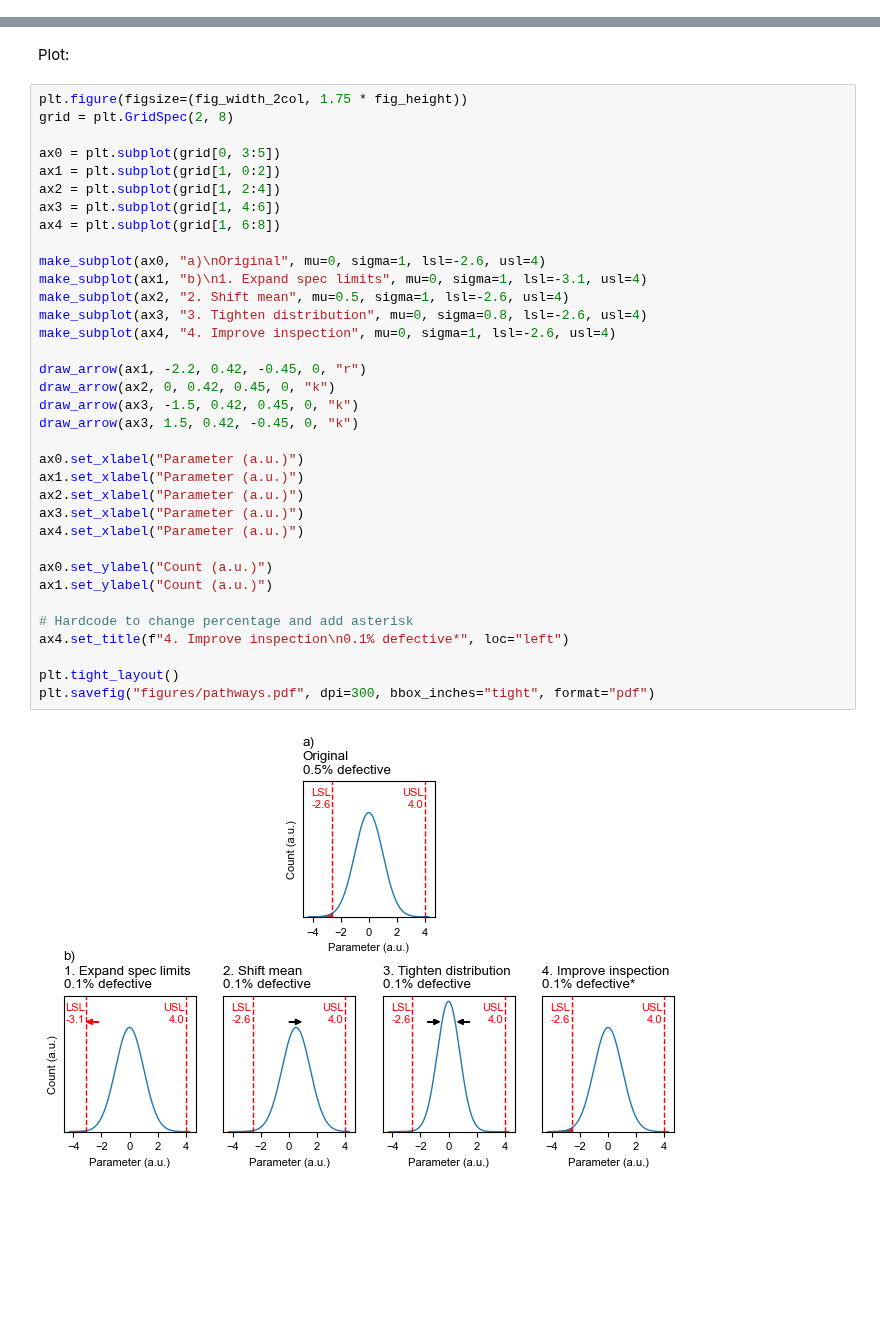
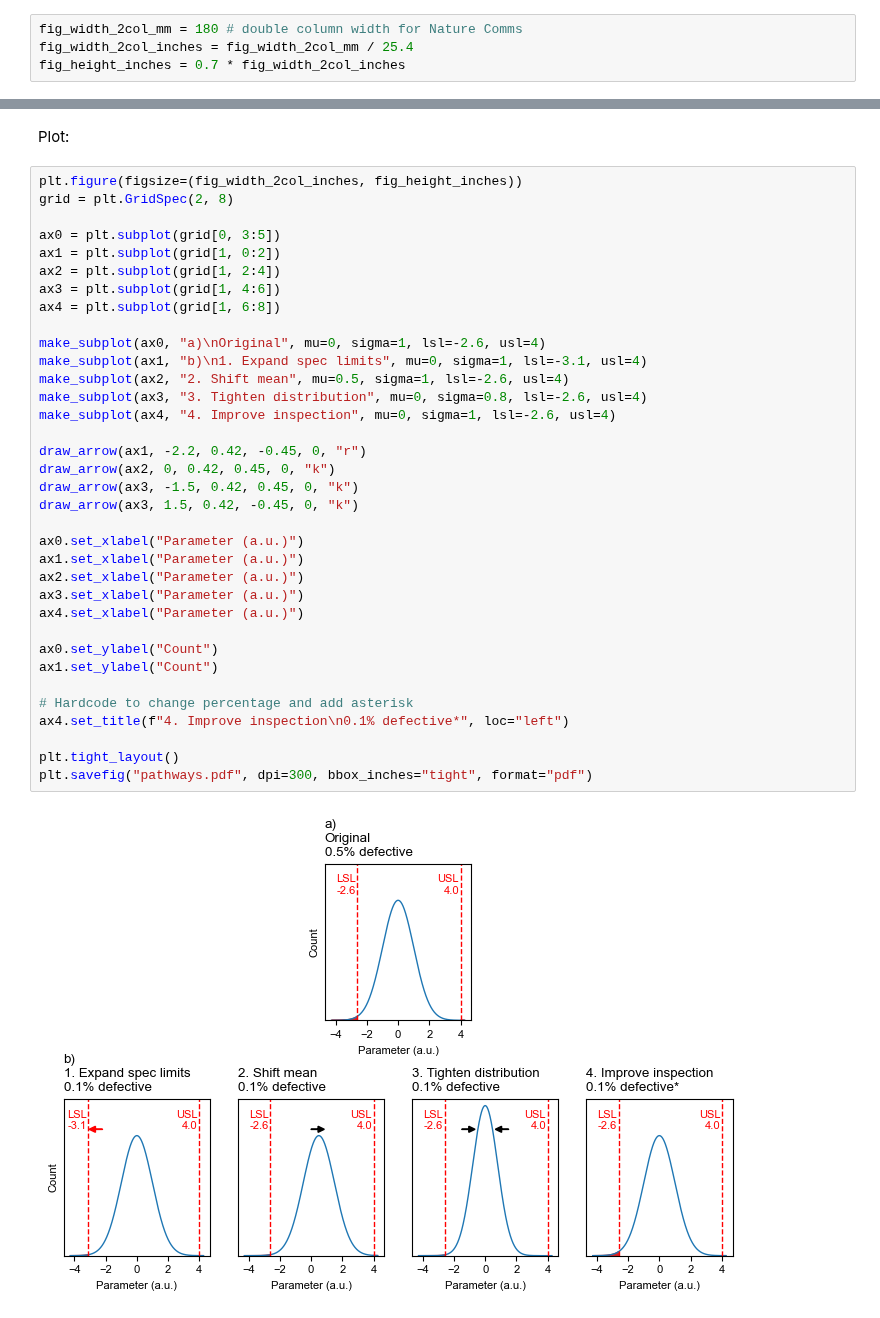
Before and after one commit to petermattia/battery-quality-at-scale, a Jupyter notebook: notebooks/pathways.ipynb, the cells around one changed output, grey strips where cells are left out. Cells and saved outputs as stored; diff of their text form; blank space fills up the shorter version.

```diff
--- a/notebooks/pathways.ipynb
+++ b/notebooks/pathways.ipynb
@@ -18,3 +14,7 @@ fig_height = (4 / 5) * fig_width
+# %%
+fig_width_2col_mm = 180 # double column width for Nature Comms
+fig_width_2col_inches = fig_width_2col_mm / 25.4
+fig_height_inches = 0.7 * fig_width_2col_inches
 # %% [markdown]
 Define default plot settings:
 # %%
@@ -87,39 +87,39 @@ def draw_arrow(ax, x, y, dx, dy, color):
 # %% [markdown]
 Plot:
 # %%
-plt.figure(figsize=(fig_width_2col, 1.75 * fig_height))
+plt.figure(figsize=(fig_width_2col_inches, fig_height_inches))
 grid = plt.GridSpec(2, 8)
 
 ax0 = plt.subplot(grid[0, 3:5])
 ax1 = plt.subplot(grid[1, 0:2])
 ax2 = plt.subplot(grid[1, 2:4])
 ax3 = plt.subplot(grid[1, 4:6])
 ax4 = plt.subplot(grid[1, 6:8])
 
 make_subplot(ax0, "a)\nOriginal", mu=0, sigma=1, lsl=-2.6, usl=4)
 make_subplot(ax1, "b)\n1. Expand spec limits", mu=0, sigma=1, lsl=-3.1, usl=4)
 make_subplot(ax2, "2. Shift mean", mu=0.5, sigma=1, lsl=-2.6, usl=4)
 make_subplot(ax3, "3. Tighten distribution", mu=0, sigma=0.8, lsl=-2.6, usl=4)
 make_subplot(ax4, "4. Improve inspection", mu=0, sigma=1, lsl=-2.6, usl=4)
 
 draw_arrow(ax1, -2.2, 0.42, -0.45, 0, "r")
 draw_arrow(ax2, 0, 0.42, 0.45, 0, "k")
 draw_arrow(ax3, -1.5, 0.42, 0.45, 0, "k")
 draw_arrow(ax3, 1.5, 0.42, -0.45, 0, "k")
 
 ax0.set_xlabel("Parameter (a.u.)")
 ax1.set_xlabel("Parameter (a.u.)")
 ax2.set_xlabel("Parameter (a.u.)")
 ax3.set_xlabel("Parameter (a.u.)")
 ax4.set_xlabel("Parameter (a.u.)")
 
-ax0.set_ylabel("Count (a.u.)")
-ax1.set_ylabel("Count (a.u.)")
+ax0.set_ylabel("Count")
+ax1.set_ylabel("Count")
 
 # Hardcode to change percentage and add asterisk
 ax4.set_title(f"4. Improve inspection\n0.1% defective*", loc="left")
 
 plt.tight_layout()
-plt.savefig("figures/pathways.pdf", dpi=300, bbox_inches="tight", format="pdf")
+plt.savefig("pathways.pdf", dpi=300, bbox_inches="tight", format="pdf")
 # %% [output]
-[figure, old version]
+[figure, new version]
```
Also changed, not shown: parts of 1 cell of this notebook, 5 other files.
